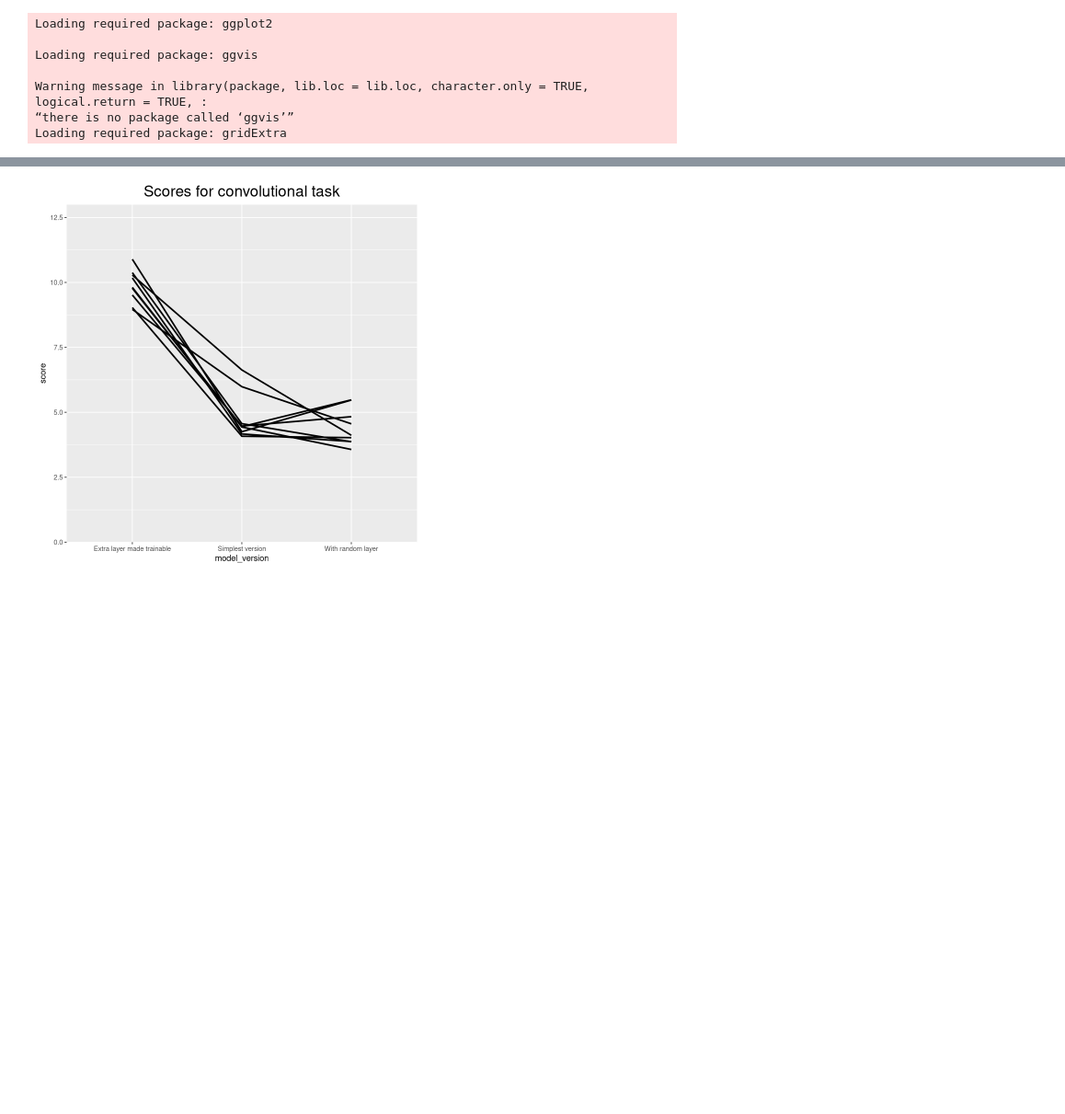
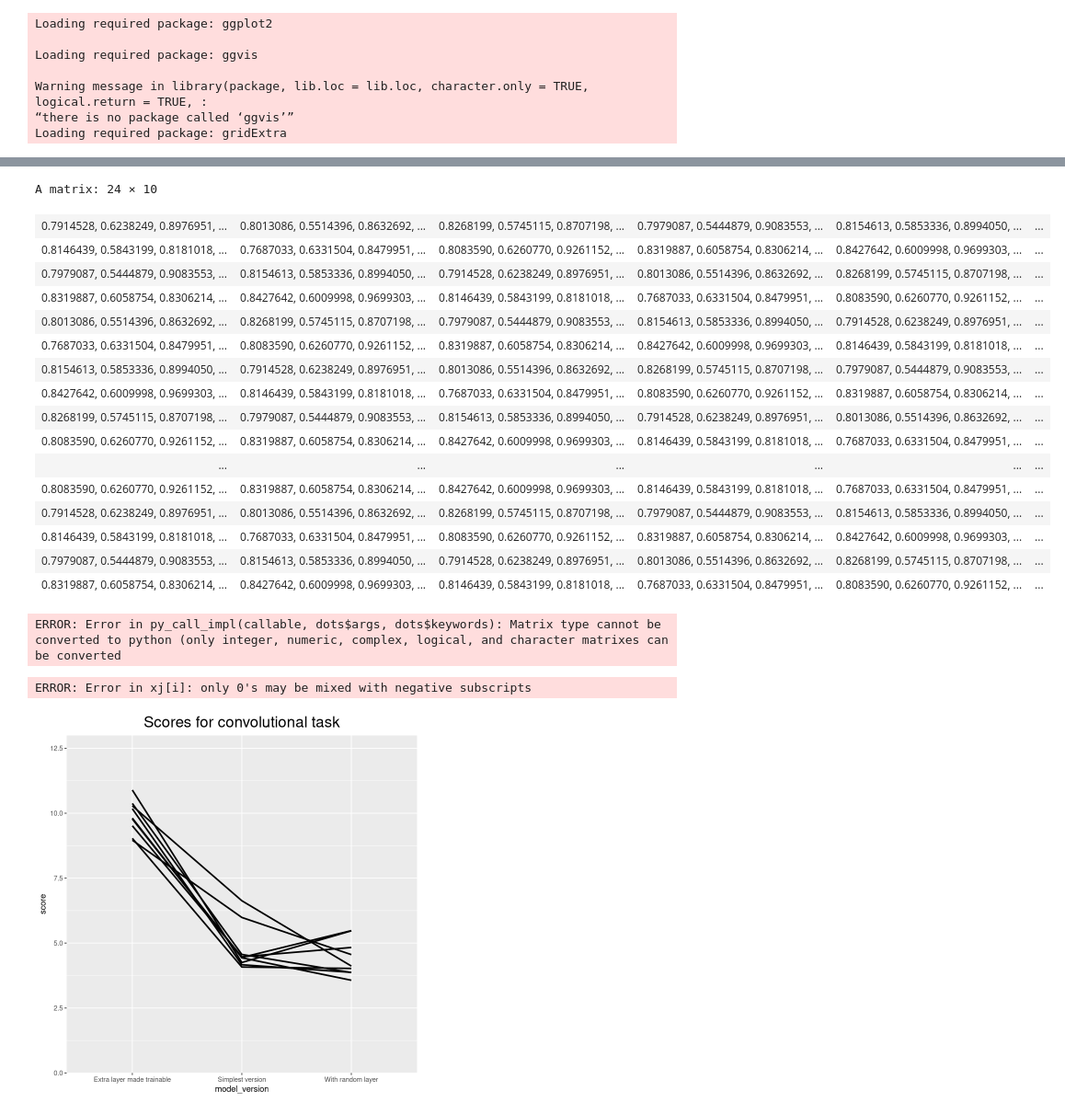
Before and after one commit to matejsladek/random_layers, a Jupyter notebook: code/plots/Spaghetti.ipynb, the cells around one changed output, grey strips where cells are left out. Shown: that part at 92% size. Saved outputs shown, nothing was run; the diff lists cells and outputs as text; code cells hidden in the pictures; blank space fills up the shorter version.

```diff
--- a/code/plots/Spaghetti.ipynb
+++ b/code/plots/Spaghetti.ipynb
@@ -24,3 +58,31 @@ data_matrix <- read_data
+# %%
+matrix(data_matrix, ncol = 10, nrow = 24)
+# %% [output]
+A matrix: 24 × 10
+| 0.7914528, 0.6238249, 0.8976951, ... | 0.8013086, 0.5514396, 0.8632692, ... | 0.8268199, 0.5745115, 0.8707198, ... | 0.7979087, 0.5444879, 0.9083553, ... | 0.8154613, 0.5853336, 0.8994050, ... | ... |
+| 0.8146439, 0.5843199, 0.8181018, ... | 0.7687033, 0.6331504, 0.8479951, ... | 0.8083590, 0.6260770, 0.9261152, ... | 0.8319887, 0.6058754, 0.8306214, ... | 0.8427642, 0.6009998, 0.9699303, ... | ... |
+| 0.7979087, 0.5444879, 0.9083553, ... | 0.8154613, 0.5853336, 0.8994050, ... | 0.7914528, 0.6238249, 0.8976951, ... | 0.8013086, 0.5514396, 0.8632692, ... | 0.8268199, 0.5745115, 0.8707198, ... | ... |
+| 0.8319887, 0.6058754, 0.8306214, ... | 0.8427642, 0.6009998, 0.9699303, ... | 0.8146439, 0.5843199, 0.8181018, ... | 0.7687033, 0.6331504, 0.8479951, ... | 0.8083590, 0.6260770, 0.9261152, ... | ... |
+| 0.8013086, 0.5514396, 0.8632692, ... | 0.8268199, 0.5745115, 0.8707198, ... | 0.7979087, 0.5444879, 0.9083553, ... | 0.8154613, 0.5853336, 0.8994050, ... | 0.7914528, 0.6238249, 0.8976951, ... | ... |
+| 0.7687033, 0.6331504, 0.8479951, ... | 0.8083590, 0.6260770, 0.9261152, ... | 0.8319887, 0.6058754, 0.8306214, ... | 0.8427642, 0.6009998, 0.9699303, ... | 0.8146439, 0.5843199, 0.8181018, ... | ... |
+| 0.8154613, 0.5853336, 0.8994050, ... | 0.7914528, 0.6238249, 0.8976951, ... | 0.8013086, 0.5514396, 0.8632692, ... | 0.8268199, 0.5745115, 0.8707198, ... | 0.7979087, 0.5444879, 0.9083553, ... | ... |
+| 0.8427642, 0.6009998, 0.9699303, ... | 0.8146439, 0.5843199, 0.8181018, ... | 0.7687033, 0.6331504, 0.8479951, ... | 0.8083590, 0.6260770, 0.9261152, ... | 0.8319887, 0.6058754, 0.8306214, ... | ... |
+| 0.8268199, 0.5745115, 0.8707198, ... | 0.7979087, 0.5444879, 0.9083553, ... | 0.8154613, 0.5853336, 0.8994050, ... | 0.7914528, 0.6238249, 0.8976951, ... | 0.8013086, 0.5514396, 0.8632692, ... | ... |
+| 0.8083590, 0.6260770, 0.9261152, ... | 0.8319887, 0.6058754, 0.8306214, ... | 0.8427642, 0.6009998, 0.9699303, ... | 0.8146439, 0.5843199, 0.8181018, ... | 0.7687033, 0.6331504, 0.8479951, ... | ... |
+| ... | ... | ... | ... | ... | ... |
+| 0.8083590, 0.6260770, 0.9261152, ... | 0.8319887, 0.6058754, 0.8306214, ... | 0.8427642, 0.6009998, 0.9699303, ... | 0.8146439, 0.5843199, 0.8181018, ... | 0.7687033, 0.6331504, 0.8479951, ... | ... |
+| 0.7914528, 0.6238249, 0.8976951, ... | 0.8013086, 0.5514396, 0.8632692, ... | 0.8268199, 0.5745115, 0.8707198, ... | 0.7979087, 0.5444879, 0.9083553, ... | 0.8154613, 0.5853336, 0.8994050, ... | ... |
+| 0.8146439, 0.5843199, 0.8181018, ... | 0.7687033, 0.6331504, 0.8479951, ... | 0.8083590, 0.6260770, 0.9261152, ... | 0.8319887, 0.6058754, 0.8306214, ... | 0.8427642, 0.6009998, 0.9699303, ... | ... |
+| 0.7979087, 0.5444879, 0.9083553, ... | 0.8154613, 0.5853336, 0.8994050, ... | 0.7914528, 0.6238249, 0.8976951, ... | 0.8013086, 0.5514396, 0.8632692, ... | 0.8268199, 0.5745115, 0.8707198, ... | ... |
+| 0.8319887, 0.6058754, 0.8306214, ... | 0.8427642, 0.6009998, 0.9699303, ... | 0.8146439, 0.5843199, 0.8181018, ... | 0.7687033, 0.6331504, 0.8479951, ... | 0.8083590, 0.6260770, 0.9261152, ... | ... |
+# %%
+array_reshape(matrix(data_matrix, ncol = 10, nrow = 24), c(2, 2, 3, 2, 10), order = "C")
+# %% [output]
+ERROR: Error in py_call_impl(callable, dots$args, dots$keywords): Matrix type cannot be converted to python (only integer, numeric, complex, logical, and character matrixes can be converted
+# %%
+array(sapply(c(2, 2, 3, 2, 10), function(i) data_matrix[(i-4):i,]), dim = c(2, 2, 3, 2, 10))
+# %% [output]
+ERROR: Error in xj[i]: only 0's may be mixed with negative subscripts
 # %%
 data <- data.frame(data_matrix)
 colnames(data) <- c("Simplest version", "With random layer", "Extra layer made trainable")
```
Also changed, not shown: parts of 6 cells of this notebook.
